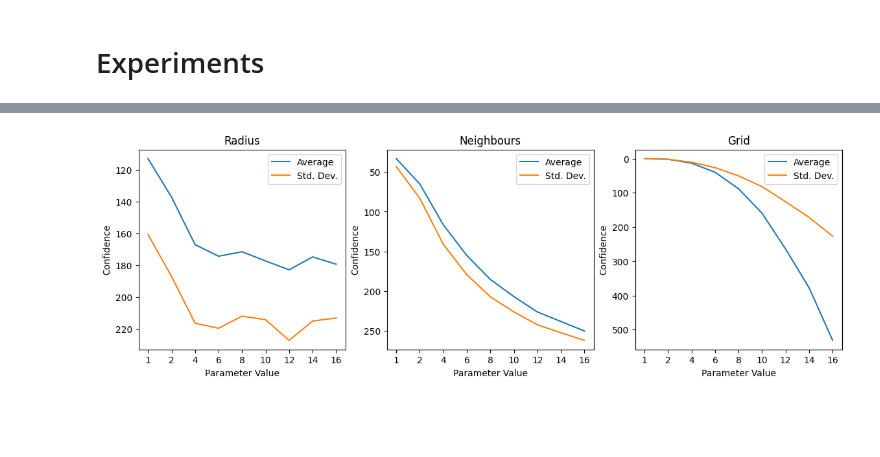
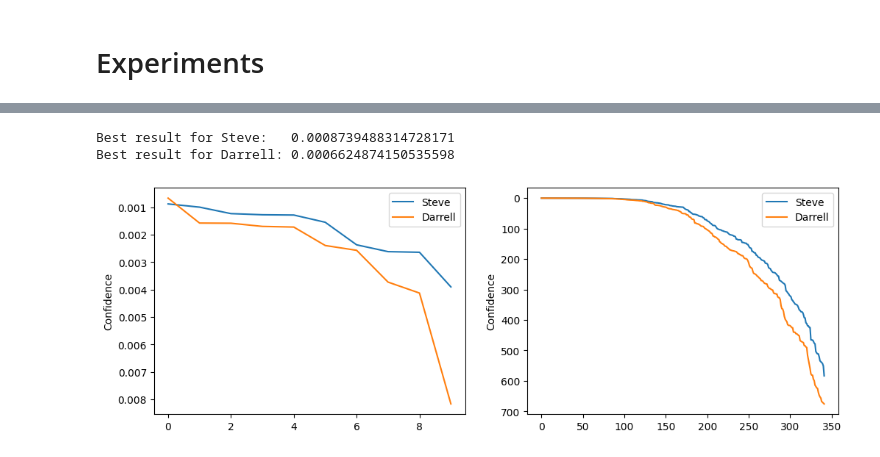
Before and after one commit to stephancurran/facial-recognition, a Jupyter notebook: FacialRecognition.ipynb, the cells around one changed output, grey strips where cells are left out. Cells and saved outputs as stored; diff of their text form; code cells hidden in the pictures; blank space fills up the shorter version.

```diff
--- a/FacialRecognition.ipynb
+++ b/FacialRecognition.ipynb
@@ -64,6 +64,8 @@ PIC_FILE_TEMPLATE = "user_{0}_pic_{1}.jpg"
 PIC_FILE_RE = PIC_FILE_TEMPLATE.format("(\d+)", "\d+")
 
 GRIDSEARCH_IMAGES = os.path.join(os.getcwd(), "gridsearch_images")
+
+DEMO_IMAGES = os.path.join(os.getcwd(), "demo_images")
 # %% [markdown]
 ## Saving Images
 # %% [markdown]
@@ -673,20 +645,0 @@ plt.show()
-# %%
-confidences = [stat[0] for stat in statistics]
-std_devs = [stat[1] for stat in statistics]
-
-titles = ["Radius", "Neighbours", "Grid"]
-
-plt.figure(figsize=(14, 4))
-for idx in range(3):
-    plt.subplot(1, 3, idx + 1)
-    plt.plot(confidences[idx], label="Average")
-    plt.plot(std_devs[idx], label="Std. Dev.")
-    plt.legend()
-    plt.title(titles[idx])
-    plt.xlabel("Parameter Value")
-    plt.ylabel("Confidence")
-    plt.xticks([tick for tick in range(len(gs_values))], gs_values)
-    plt.gca().invert_yaxis()
-plt.show()
-# %% [output]
-[figure, removed]
@@ -693 +654,17 @@ plt.show()
+# %%
+confs_steve = sorted([val for _, val in results_steve.items()])
+print(f"Best result for Steve:   {confs_steve[0]}")
+
+confs_darrell = sorted([val for _, val in results_darrell.items()])
+print(f"Best result for Darrell: {confs_darrell[0]}")
+
+plt.figure(figsize=(12, 4))
+for idx, limit in enumerate([10, -1]):
+    plt.subplot(1, 2, idx + 1)
+    plot_confs(confs_steve, confs_darrell, limit)
+plt.show()
+# %% [output]
+Best result for Steve:   0.0008739488314728171
+Best result for Darrell: 0.0006624874150535598
+[figure, added]
 # %%
```
Also changed, not shown: parts of 9 cells of this notebook.
